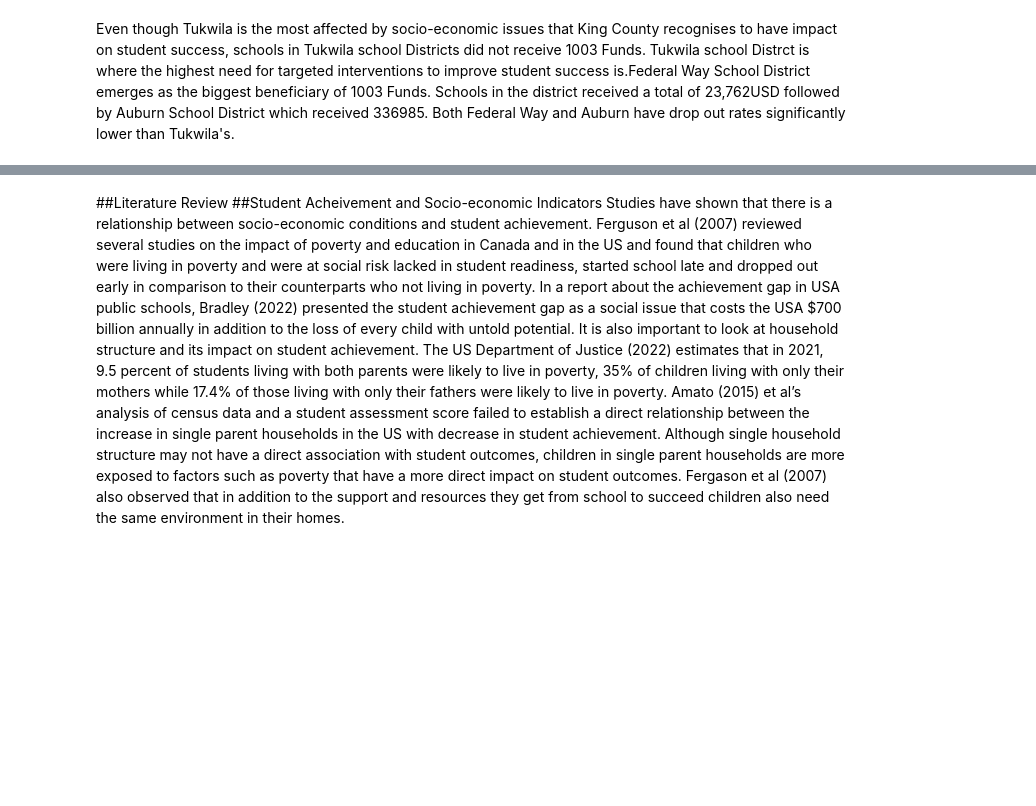
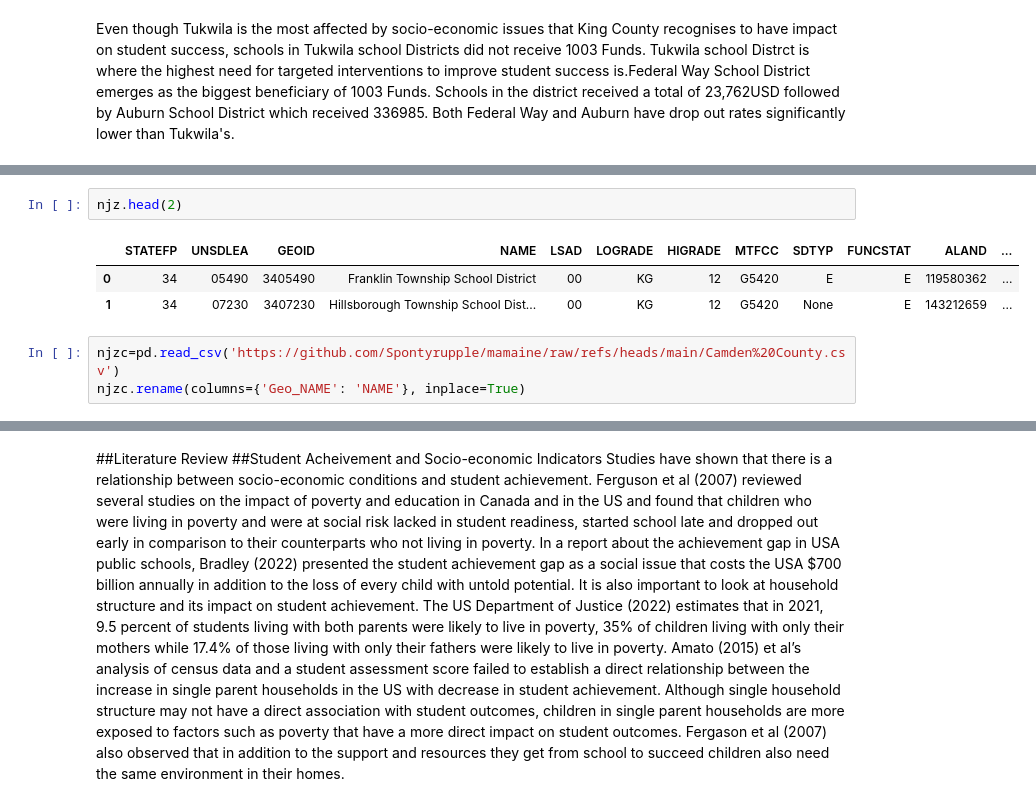
Before and after one commit to Spontyrupple/mamaine, a Jupyter notebook: king_county.ipynb, the cells around one changed output, grey strips where cells are left out. Drawn from its saved outputs; the diff is of its cells as text; blank space fills up the shorter version.

```diff
--- a/king_county.ipynb
+++ b/king_county.ipynb
@@ -571,0 +578,9 @@ Even though Tukwila is the most affected by socio-economic issues that King Coun
+# %%
+njz.head(2)
+# %% [output]
+|  | STATEFP | UNSDLEA | GEOID | NAME | LSAD | LOGRADE | HIGRADE | MTFCC | SDTYP | FUNCSTAT | ALAND | ... |
+| 0 | 34 | 05490 | 3405490 | Franklin Township School District | 00 | KG | 12 | G5420 | E | E | 119580362 | ... |
+| 1 | 34 | 07230 | 3407230 | Hillsborough Township School Dist... | 00 | KG | 12 | G5420 | None | E | 143212659 | ... |
+# %%
+njzc=pd.read_csv('https://github.com/Spontyrupple/mamaine/raw/refs/heads/main/Camden%20County.csv')
+njzc.rename(columns={'Geo_NAME': 'NAME'}, inplace=True)
```
Also changed, not shown: parts of 13 cells of this notebook.
